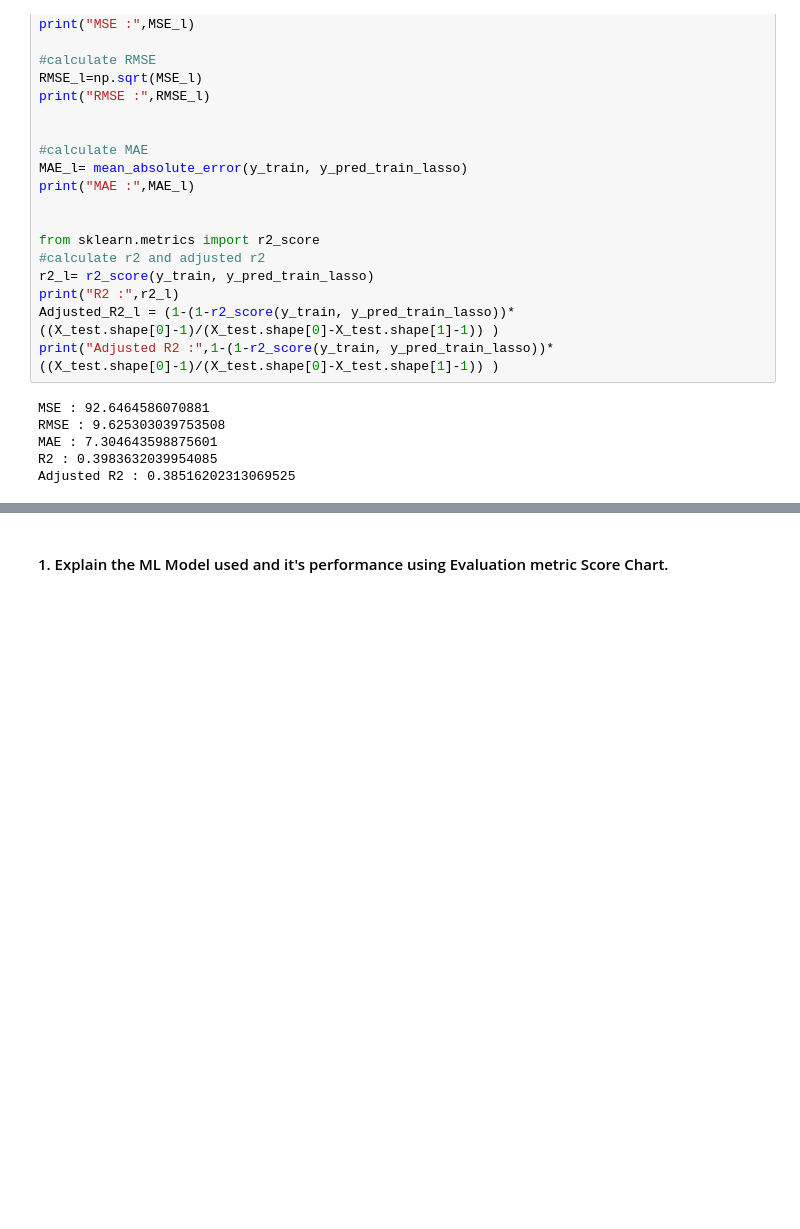
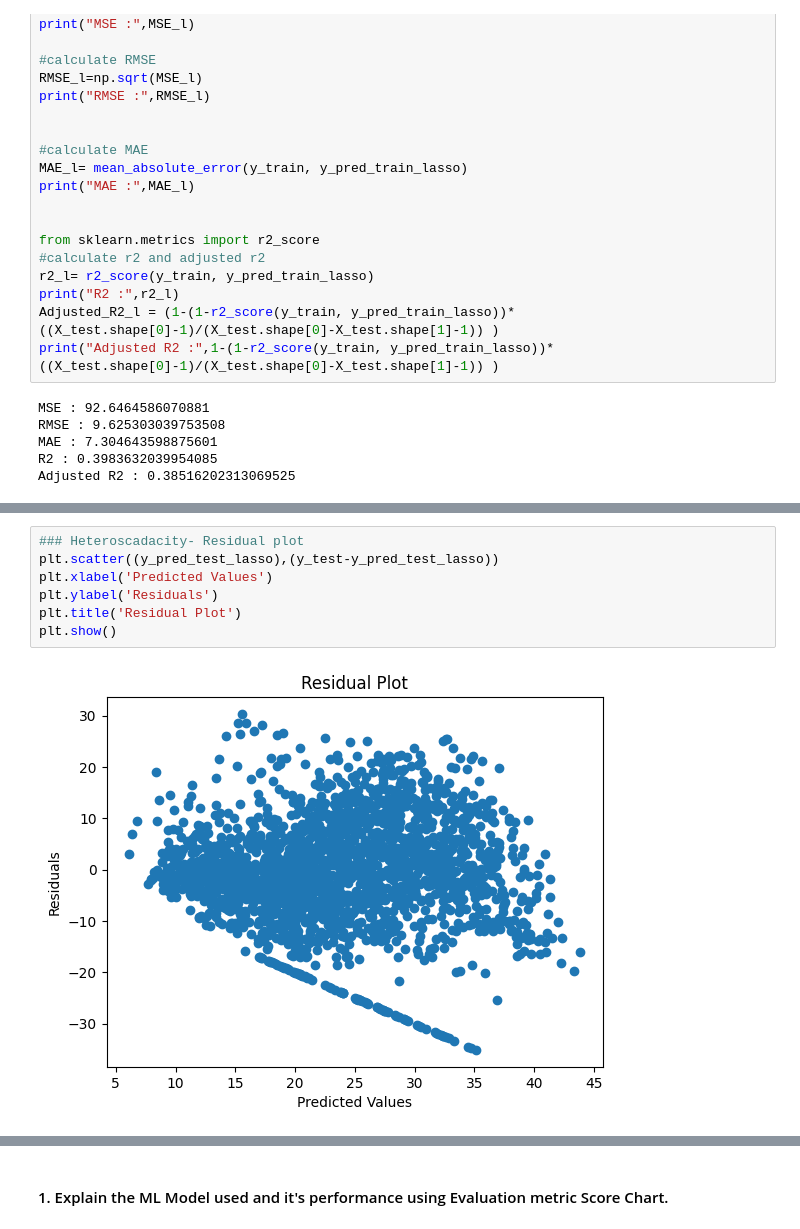
Before and after one commit to Dharitri-2022ds/ML-Capstone, a Jupyter notebook: Almabetter_Module_6_capstone_ML_project_.ipynb, the cells around one changed output, grey strips where cells are left out. Drawn from its saved outputs; the diff is of its cells as text; blank space fills up the shorter version.

```diff
--- a/Almabetter_Module_6_capstone_ML_project_.ipynb
+++ b/Almabetter_Module_6_capstone_ML_project_.ipynb
@@ -1448,0 +1501,9 @@ Adjusted R2 : 0.38516202313069525
+# %%
+### Heteroscadacity- Residual plot
+plt.scatter((y_pred_test_lasso),(y_test-y_pred_test_lasso))
+plt.xlabel('Predicted Values')
+plt.ylabel('Residuals')
+plt.title('Residual Plot')
+plt.show()
+# %% [output]
+[figure, added]
```
Also changed, not shown: parts of 58 cells of this notebook.
